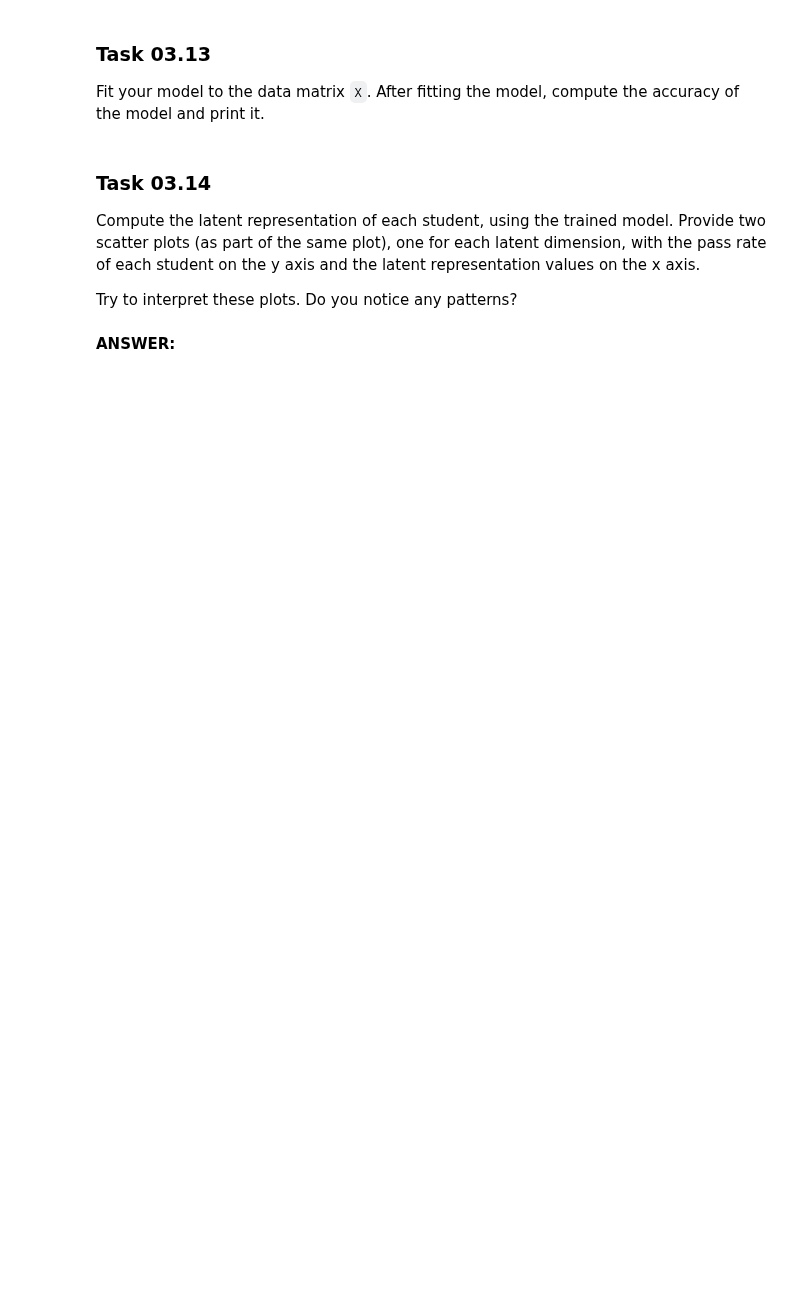
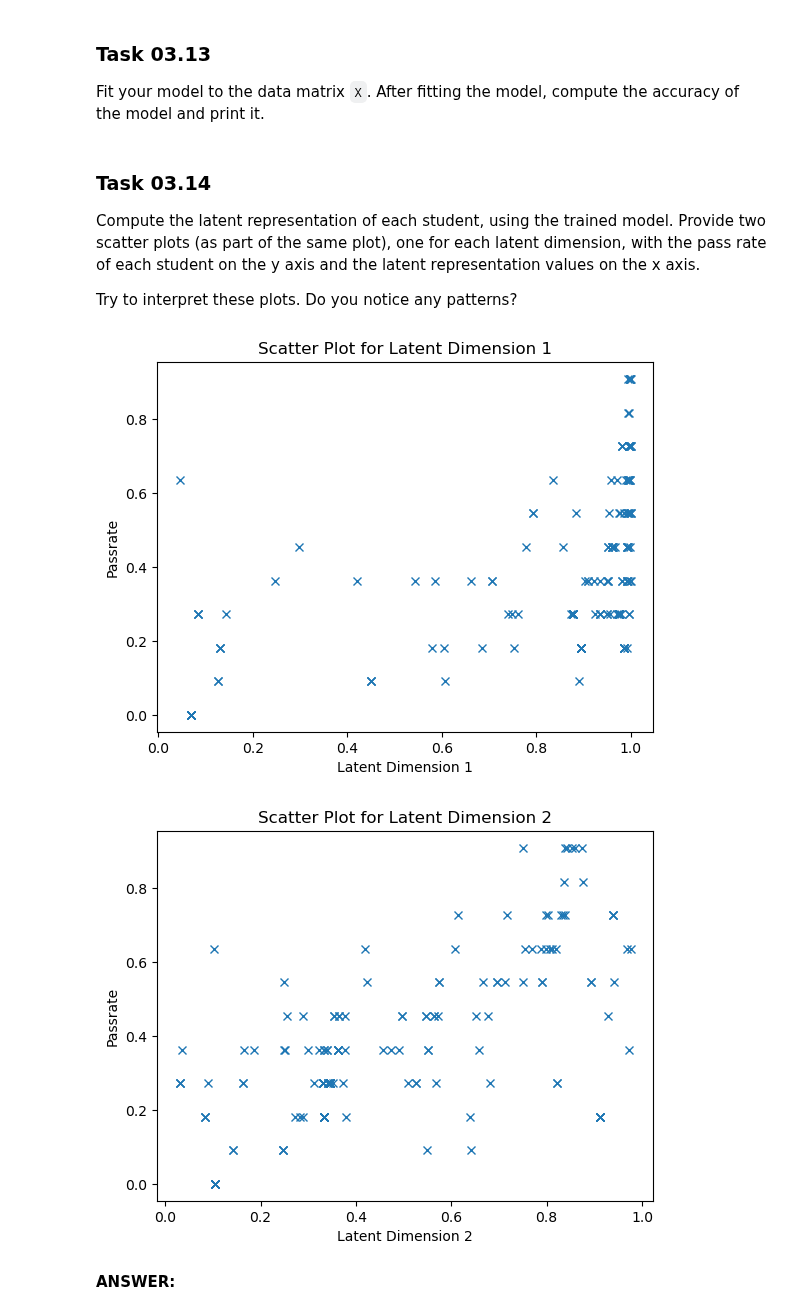
Before and after one commit to d3nnis2001/Data-Mining-Lecture, a Jupyter notebook: Abgabe3/sheet03.ipynb, the cells around one changed output. Drawn from its saved outputs; the diff is of its cells as text; code cells hidden in the pictures; blank space fills up the shorter version.

```diff
--- a/Abgabe3/sheet03.ipynb
+++ b/Abgabe3/sheet03.ipynb
@@ -539,10 +544,3 @@ epoch 1000: loss 0.456073
 Starting from the template given above, set up a `torch.nn.Module` class representing a (variational) autoencoder for our data. The encoder should translate the vector of pass/fail information for one student to a two-dimensional ability vector for this student. The decoder should translate the two-dimensional abilities back to logit-probabilities of passing each task. The loss function should be the crossentropy (just as in the IRT model above) plus a loss term for the variational autoencoder.
 
 How you structure your architecture in detail is up to you. It is recommended to not go too wild, though, in order to keep training times manageable.
-# %%
-import torch
-
-class VAE_IRT_Model(torch.nn.Module):
-    def __init__(self):
-        # We call the torch.nn.Module constructor
-        super(VAE_IRT_Model, self).__init__()
@@ -550,6 +627,14 @@ class VAE_IRT_Model(torch.nn.Module):
 ### Task 03.13
 
 Fit your model to the data matrix `X`. After fitting the model, compute the accuracy of the model and print it.
+# %%
+X = torch.tensor(X, dtype=torch.float)
+vaemodel = VAE_IRT_Model(C=2000, num_epochs=2000, latent_dim=4)
+
+
+vaemodel.fit(X)
+predictions = vaemodel.predict(X)
+print(predictions.mean())
 # %% [markdown]
 ### Task 03.14
 
@@ -557,5 +642,24 @@ Compute the latent representation of each student, using the trained model.
 Provide two scatter plots (as part of the same plot), one for each latent dimension, with the pass rate of each student on the y axis and the latent representation values on the x axis.
 
 Try to interpret these plots. Do you notice any patterns?
+# %%
+pass_rates = np.mean(X.numpy(), axis=1)
+
+latent = vaemodel.predict_logits(X).detach().numpy()
+
+plt.plot(latent[:,0], pass_rates, 'x')
+plt.xlabel("Latent Dimension 1")
+plt.ylabel("Passrate")
+plt.title('Scatter Plot for Latent Dimension 1')
+plt.show()
+
+plt.plot(latent[:,1], pass_rates, 'x')
+plt.xlabel("Latent Dimension 2")
+plt.ylabel("Passrate")
+plt.title('Scatter Plot for Latent Dimension 2')
+plt.show()
+# %% [output]
+[figure, added]
+[figure, added]
 # %% [markdown]
 **ANSWER:**
```
Also changed, not shown: parts of 11 cells of this notebook.
